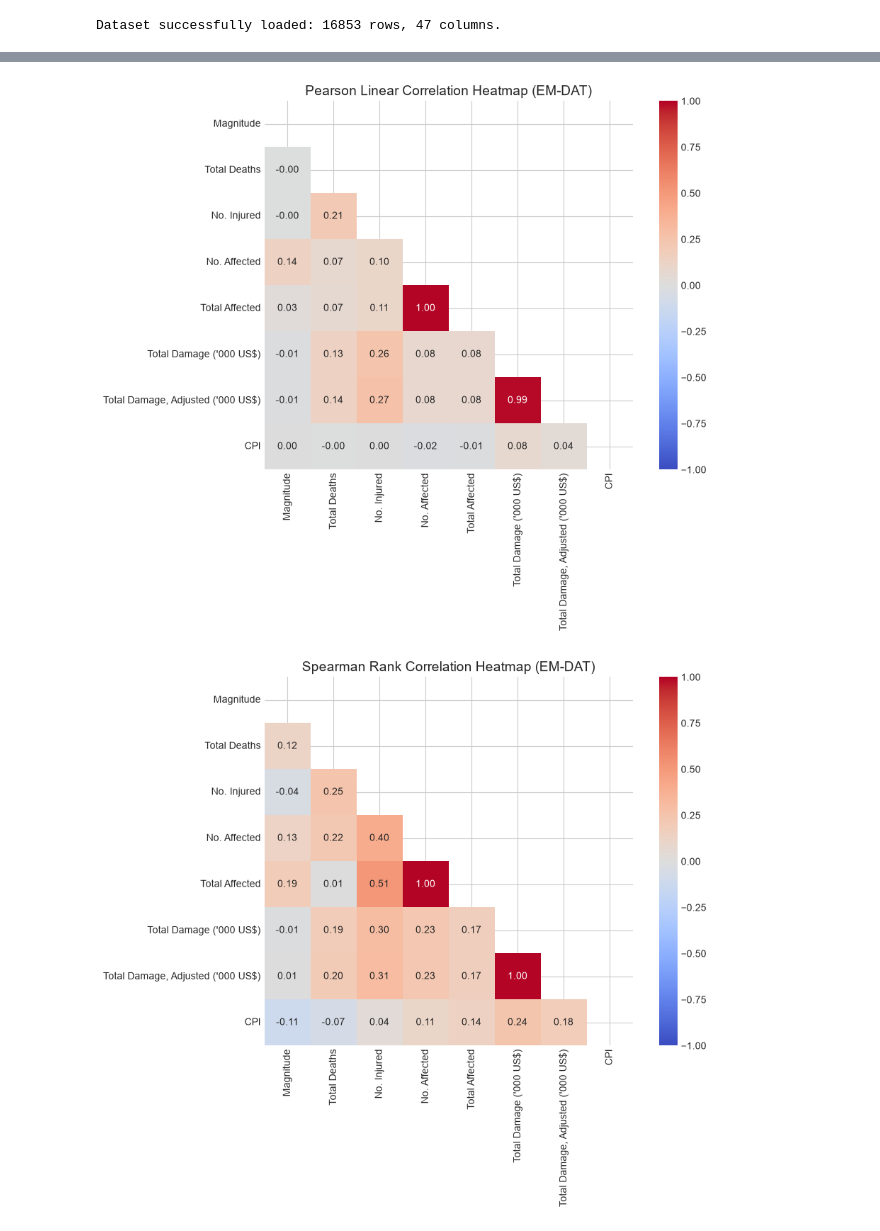
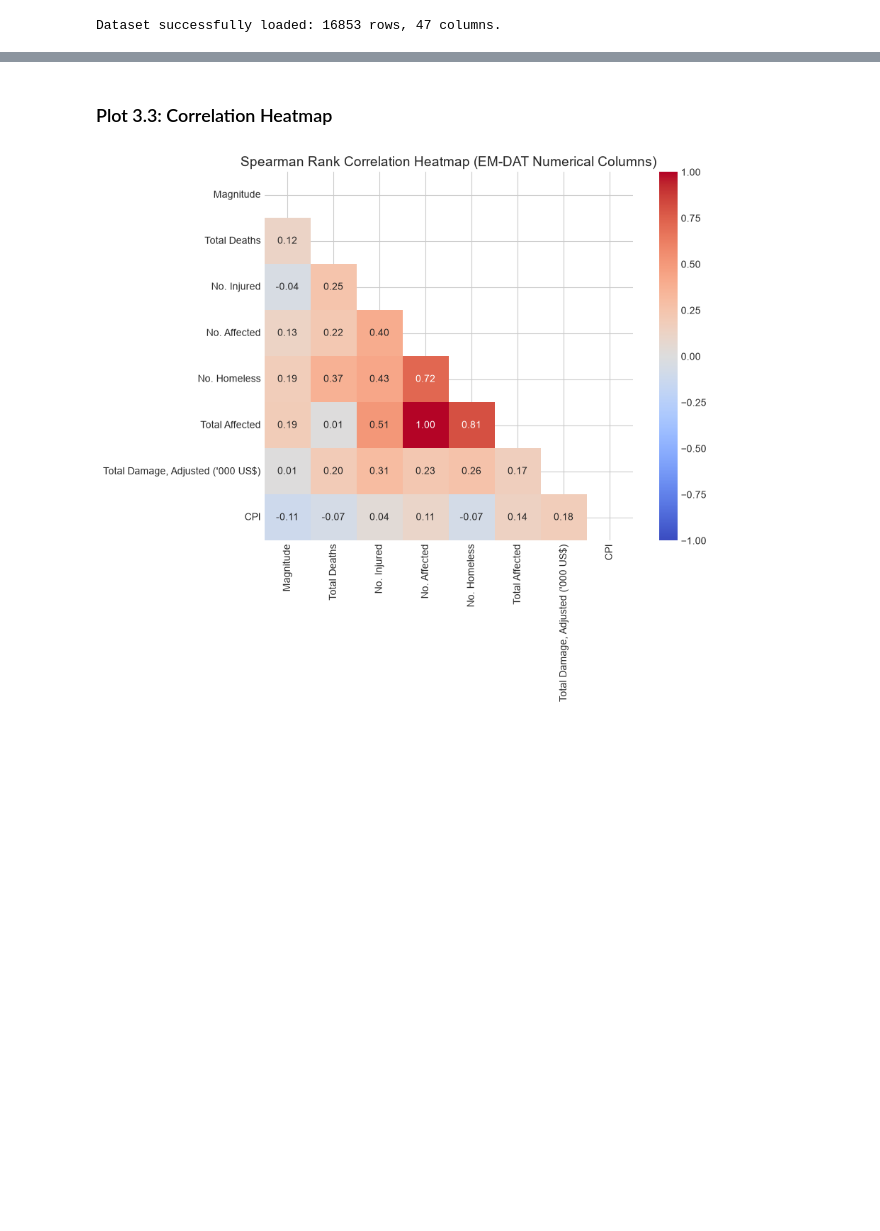
Before and after one commit to ahana4banerjee/AI-Disaster-Orchastrator, a Jupyter notebook: notebooks/01_eda_emdat.ipynb, the cells around one changed output, grey strips where cells are left out. Cells and saved outputs as stored; diff of their text form; code cells hidden in the pictures; blank space fills up the shorter version.

```diff
--- a/notebooks/01_eda_emdat.ipynb
+++ b/notebooks/01_eda_emdat.ipynb
@@ -59,20 +68,14 @@ Determine the density of missing values per numerical column to inform imputatio
 # %%
-missing_counts = df[numerical_cols].isnull().sum()
-missing_percentages = (missing_counts / len(df)) * 100
+numerical_cols = ['Magnitude', 'Total Deaths', 'No. Injured', 'No. Affected', 'No. Homeless', 'Total Affected', "Total Damage, Adjusted ('000 US$)", 'CPI']
+numerical_cols = [c for c in numerical_cols if c in df.columns]
 
-missing_df = pd.DataFrame({
-    'Missing Count': missing_counts,
-    'Percentage (%)': missing_percentages
-}).sort_values(by='Percentage (%)', ascending=False)
+missing_pct = (df[numerical_cols].isnull().sum() / len(df)) * 100
+missing_df = pd.DataFrame({'Null Percentage (%)': missing_pct}).sort_values(by='Null Percentage (%)', ascending=False)
 
-print(missing_df)
-
-# Plot missing percentages
-plt.figure(figsize=(10, 6))
-sns.barplot(x=missing_df['Percentage (%)'], y=missing_df.index, palette='crest')
-plt.title('Percentage of Missing Values in Numerical EMDAT Columns', fontsize=14)
-plt.xlabel('Null Percentage (%)', fontsize=12)
-plt.ylabel('Column Name', fontsize=12)
+plt.figure(figsize=(10, 5))
+sns.barplot(x=missing_df['Null Percentage (%)'], y=missing_df.index, palette='mako')
+plt.title('Missing Values Analysis (Numerical EM-DAT Columns)', fontsize=14)
+plt.xlabel('Null Percentage (%)')
 plt.xlim(0, 100)
 plt.tight_layout()
 plt.show()
@@ -158,24 +117,12 @@ Compute correlation matrices. Since the data is non-normally distributed and ord
+# %% [markdown]
+### Plot 3.3: Correlation Heatmap
 # %%
-# Filter down numerical columns with sufficient observations (>10% valid)
-valid_numerical_cols = [col for col in numerical_cols if missing_percentages[col] < 90.0]
-
-pearson_corr = df[valid_numerical_cols].corr(method='pearson')
-spearman_corr = df[valid_numerical_cols].corr(method='spearman')
-
-# Plot Pearson linear correlation heatmap
+spearman_corr = df[numerical_cols].corr(method='spearman')
 plt.figure(figsize=(10, 8))
-mask = np.triu(np.ones_like(pearson_corr, dtype=bool))
-sns.heatmap(pearson_corr, mask=mask, annot=True, fmt=".2f", cmap='coolwarm', vmin=-1, vmax=1, square=True)
-plt.title('Pearson Linear Correlation Heatmap (EM-DAT)', fontsize=14)
+mask = np.triu(np.ones_like(spearman_corr, dtype=bool))
+sns.heatmap(spearman_corr, mask=mask, annot=True, fmt=".2f", cmap='coolwarm', vmin=-1, vmax=1, square=True)
+plt.title('Spearman Rank Correlation Heatmap (EM-DAT Numerical Columns)', fontsize=14)
 plt.tight_layout()
 plt.show()
-
-# Plot Spearman rank correlation heatmap
-plt.figure(figsize=(10, 8))
-sns.heatmap(spearman_corr, mask=mask, annot=True, fmt=".2f", cmap='coolwarm', vmin=-1, vmax=1, square=True)
-plt.title('Spearman Rank Correlation Heatmap (EM-DAT)', fontsize=14)
-plt.tight_layout()
-plt.show()
 # %% [output]
-[figure, old version]
+[figure, new version]
-[figure, removed]
```
Also changed, not shown: parts of 37 cells of this notebook.
